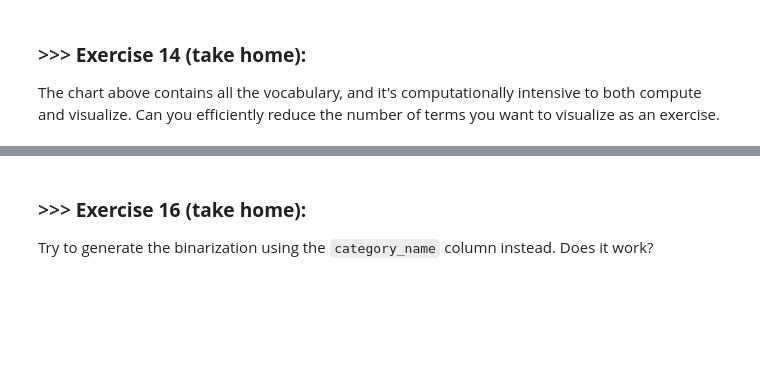
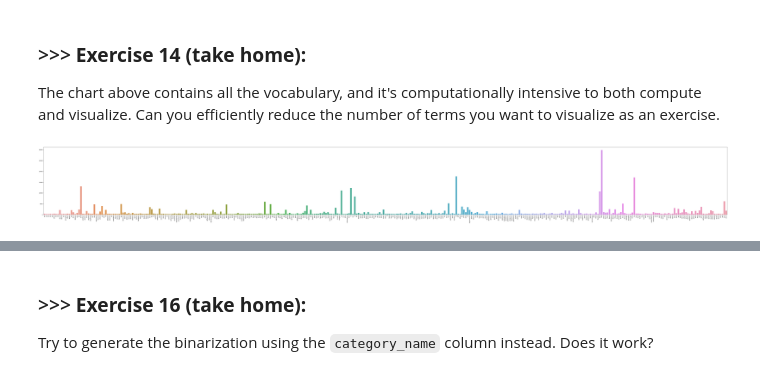
Before and after one commit to tomqwrtyu/DM2022-Lab1-Homework, a Jupyter notebook: DM2022-Lab1-Homework.ipynb, the cells around one changed output, grey strips where cells are left out. Drawn from its saved outputs; the diff is of its cells as text; code cells hidden in the pictures; blank space fills up the shorter version.

```diff
--- a/DM2022-Lab1-Homework.ipynb
+++ b/DM2022-Lab1-Homework.ipynb
@@ -239,3 +277,49 @@ The chart above contains all the vocabulary, and it's computationally intensive
+# %%
+# Answer here
+def select(L, j): #algorithm to select k-largest element in O(n) time.
+    if len(L) < 10:
+        L.sort()
+        return L[j]
+    S = []
+    lIndex = 0
+    while lIndex + 5 < len(L) - 1: #chop into sublists which contains at most 5 element
+        S.append(L[lIndex:lIndex + 5])
+        lIndex += 5
+    S.append(L[lIndex:])
+    Meds = []
+    for subList in S:
+        Meds.append(select(subList, len(subList) // 2))
+    med = select(Meds, len(Meds) // 2)
+    L1 = []
+    L2 = []
+    L3 = []
+    for i in L:
+        if i < med:
+            L1.append(i)
+        elif i > med:
+            L3.append(i)
+        else:
+            L2.append(i)
+    if j < len(L1):
+        return select(L1, j)
+    elif j < len(L2) + len(L1):
+        return L2[0]
+    else:
+        return select(L3, j-len(L1)-len(L2))
+# %%
+tf = term_frequencies.tolist()
+medFreq = select(tf, 99 * len(tf) // 100) # find the lowest bound of frequencies in top 1%
+temp = [[index, freq] for index, freq in enumerate(tf) if freq > medFreq] # filtering
+top1_term_frequencies = np.array([x[1] for x in temp])
+top1_term_names = np.array([names[x[0]] for x in temp])
+# %%
+plt.subplots(figsize=(100, 10))
+g = sns.barplot(x=top1_term_names,
+            y=top1_term_frequencies)
+g.set_xticklabels(top1_term_names, rotation = 90)
+pass
+# %% [output]
+[figure, added]
 # %% [markdown]
 ### >>> **Exercise 15 (take home):**
 Additionally, you can attempt to sort the terms on the `x-axis` by frequency instead of in alphabetical order. This way the visualization is more meaninfgul and you will be able to observe the so called [long tail](https://en.wikipedia.org/wiki/Long_tail) (get familiar with this term since it will appear a lot in data mining and other statistics courses). see picture below
```
Also changed, not shown: parts of 88 cells of this notebook.
